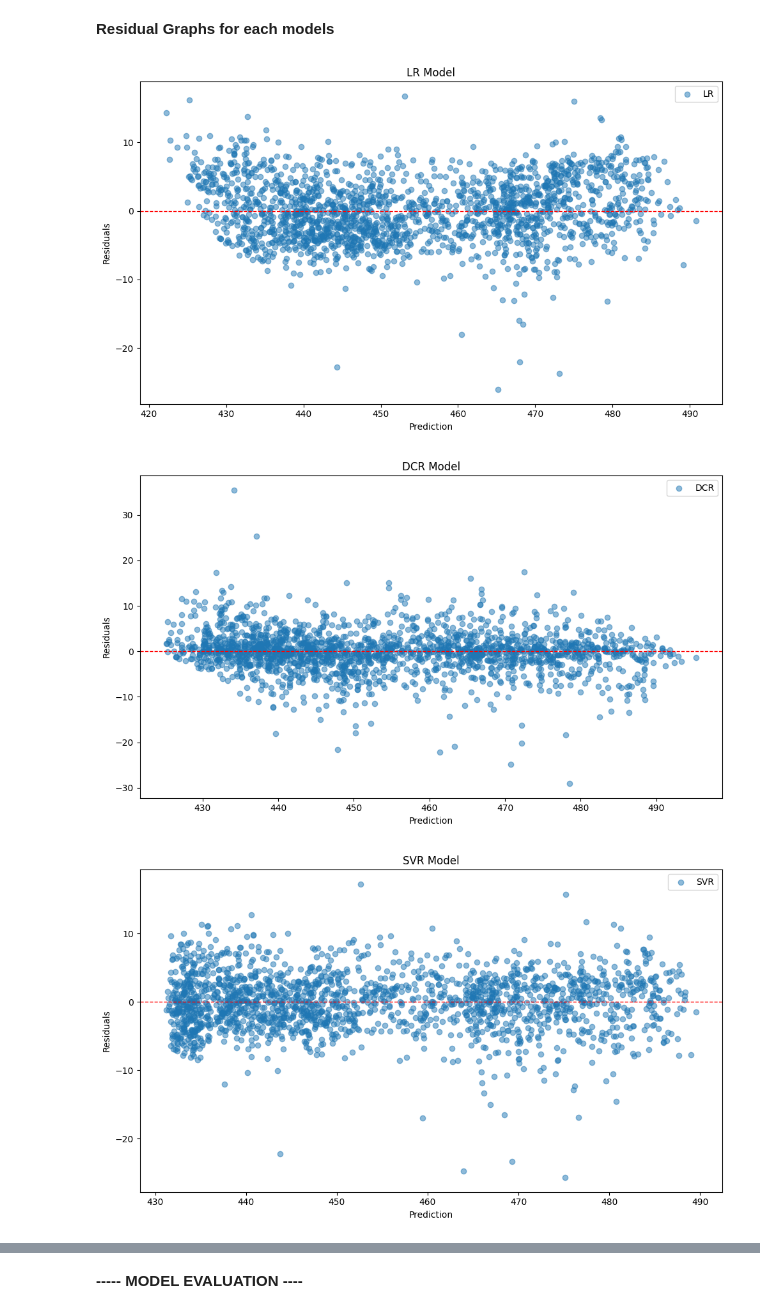
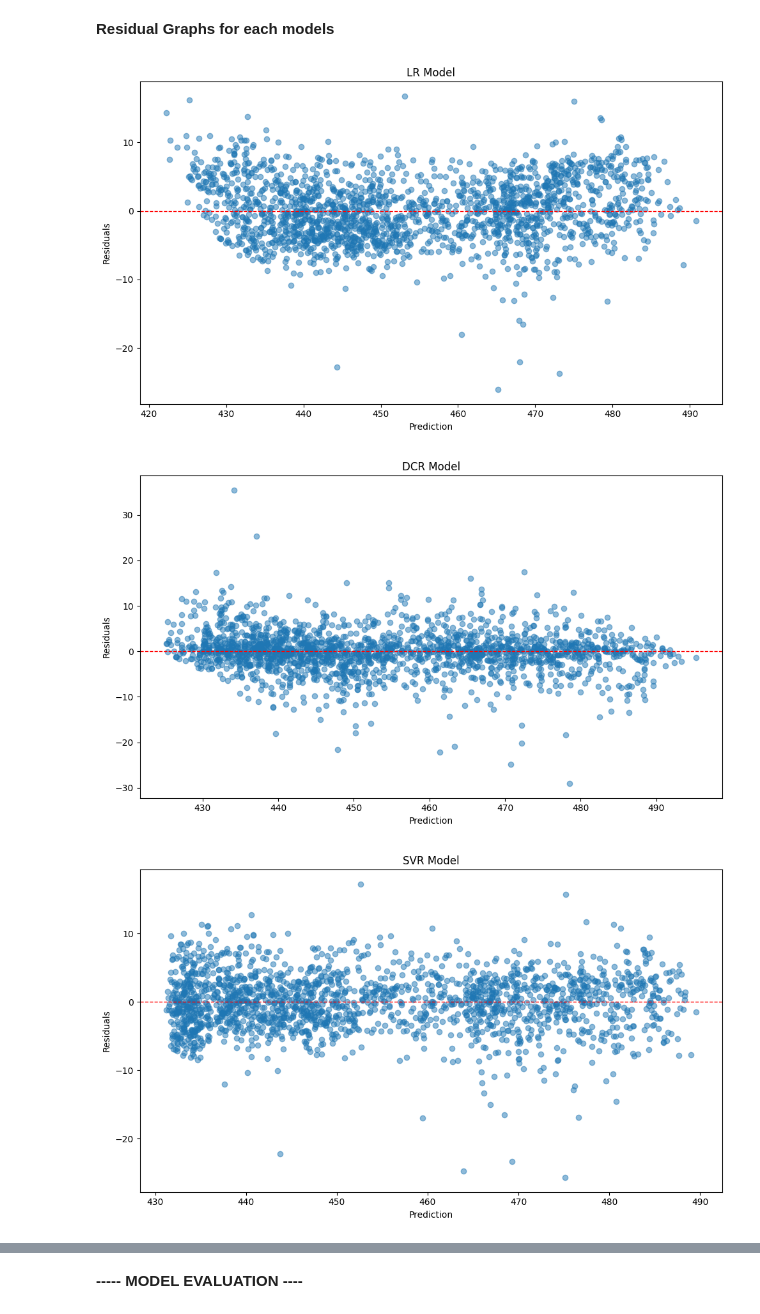
Before and after one commit to anilreddyperugu1/ML-Projects, a Jupyter notebook: 14. CCPP Energy Output Prediction using MULTIPLE ALGORITHMS/project.ipynb, the cells around one changed output, grey strips where cells are left out. Saved outputs shown, nothing was run; the diff lists cells and outputs as text; code cells hidden in the pictures.

```diff
--- a/14. CCPP Energy Output Prediction using MULTIPLE ALGORITHMS/project.ipynb
+++ b/14. CCPP Energy Output Prediction using MULTIPLE ALGORITHMS/project.ipynb
@@ -206,19 +208,18 @@ for name, model in models.items():
 # %% [markdown]
 **Residual Graphs for each models**
 # %%
-for name, model in models.items():
-    plt.figure(figsize=(10,6))
-    y_pred = model.predict(X_test_transformed)
-    residuals= Y_test - y_pred
-    plt.scatter(y_pred, residuals, alpha=0.5, label=f'{name}')
-    plt.axhline(y=0, color='red', linestyle='--', linewidth=1)
-    plt.xlabel('Prediction')
-    plt.ylabel('Residuals')
-    plt.title(f'{name} Model')
-    plt.legend()
-    plt.tight_layout()
+for name, model in models.items(): #Each graph for each model
+    plt.figure(figsize=(10,6)) #intialized an empty figure
+    y_pred = model.predict(X_test_transformed) #prediction on test data
+    residuals= Y_test - y_pred #finding residuals
+    plt.scatter(y_pred, residuals, alpha=0.5, label=f'{name}') #plotting the points
+    plt.axhline(y=0, color='red', linestyle='--', linewidth=1) #plotting a middle line
+    plt.xlabel('Prediction') #x label
+    plt.ylabel('Residuals') # Y label
+    plt.title(f'{name} Model') # title of the model
+    plt.tight_layout() #tight fit
     plt.show()
 # %% [output]
-[figure, old version]
+[figure, new version]
-[figure, old version]
+[figure, new version]
-[figure, old version]
+[figure, new version]
```
Also changed, not shown: parts of 16 cells of this notebook.
